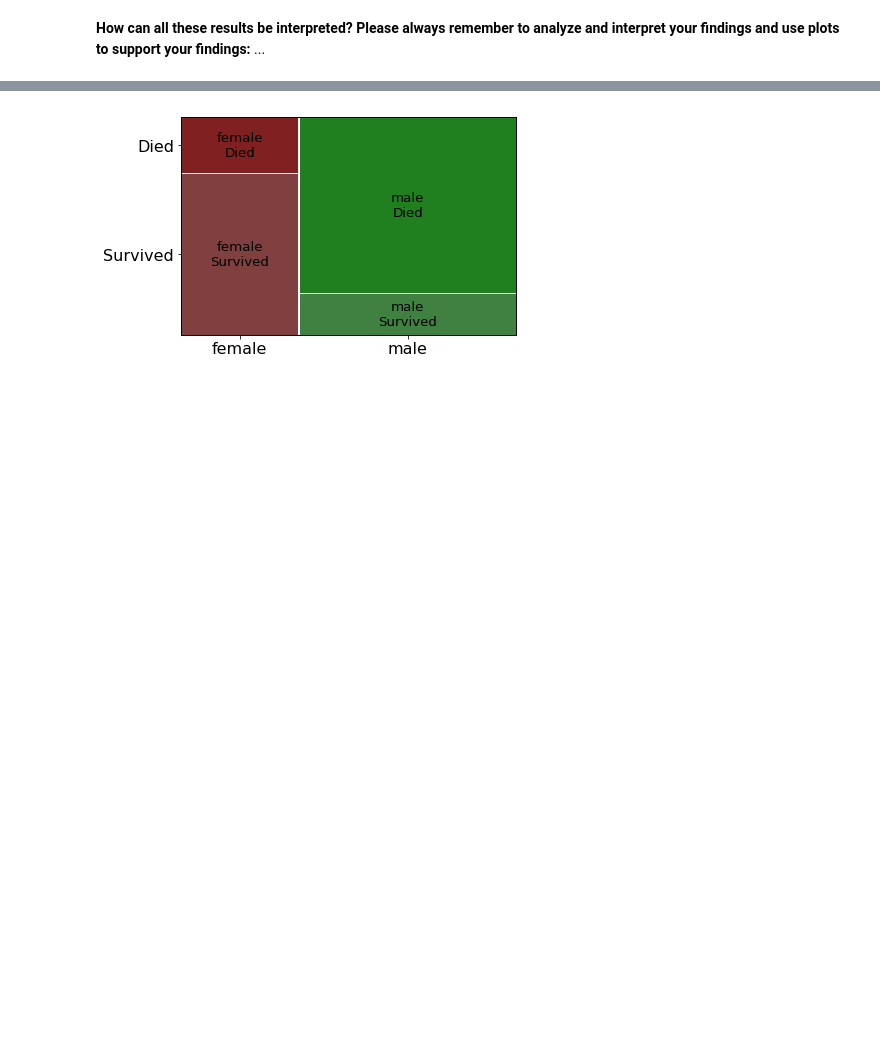
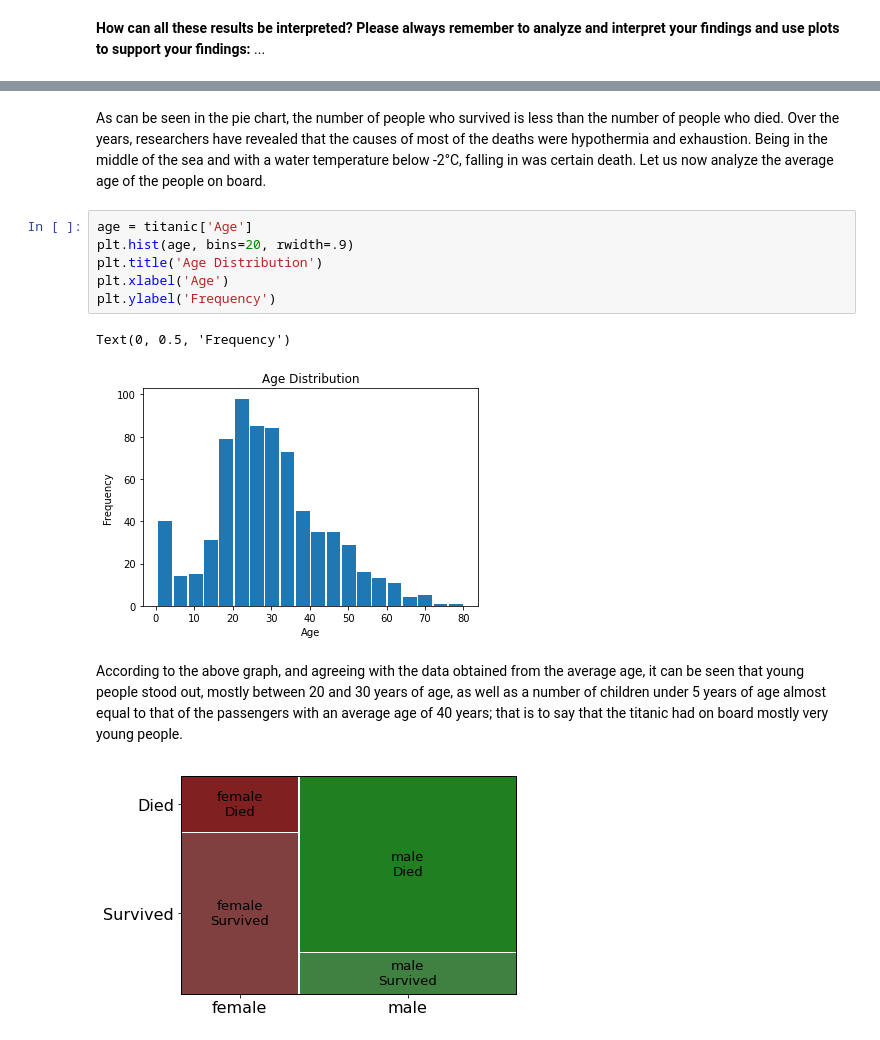
Before and after one commit to JuanLara18/AlgorithmsUN2023I, a Jupyter notebook: Quiz2/jlara_Quiz2.ipynb, the cells around one changed output, grey strips where cells are left out. Saved outputs shown, nothing was run; the diff lists cells and outputs as text; blank space fills up the shorter version.

```diff
--- a/Quiz2/jlara_Quiz2.ipynb
+++ b/Quiz2/jlara_Quiz2.ipynb
@@ -562,3 +661,16 @@ The output of the above cell should be:
+# %% [markdown]
+As can be seen in the pie chart, the number of people who survived is less than the number of people who died. Over the years, researchers have revealed that the causes of most of the deaths were hypothermia and exhaustion. Being in the middle of the sea and with a water temperature below -2°C, falling in was certain death. Let us now analyze the average age of the people on board.
+# %%
+age = titanic['Age']
+plt.hist(age, bins=20, rwidth=.9)
+plt.title('Age Distribution')
+plt.xlabel('Age')
+plt.ylabel('Frequency')
+# %% [output]
+Text(0, 0.5, 'Frequency')
+[figure, added]
+# %% [markdown]
+According to the above graph, and agreeing with the data obtained from the average age, it can be seen that young people stood out, mostly between 20 and 30 years of age, as well as a number of children under 5 years of age almost equal to that of the passengers with an average age of 40 years; that is to say that the titanic had on board mostly very young people.
 # %%
 # %% [output]
 [figure]
```
Also changed, not shown: parts of 32 cells of this notebook.
